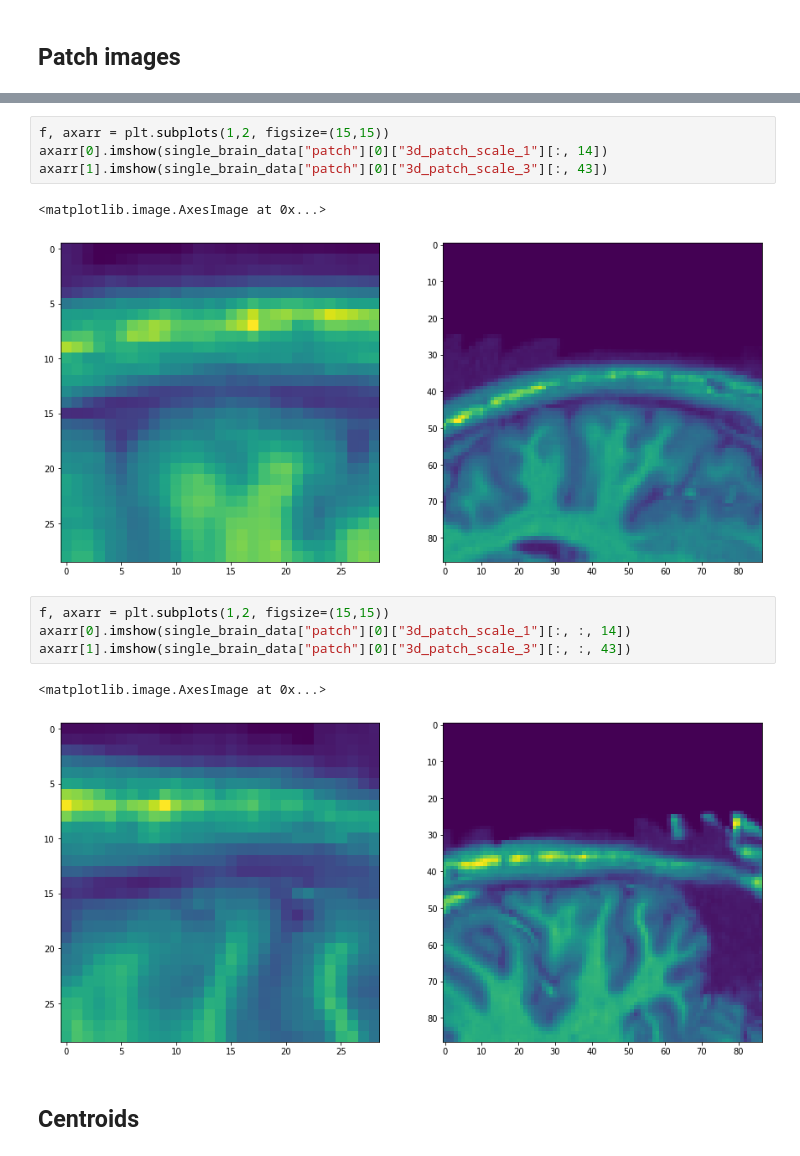
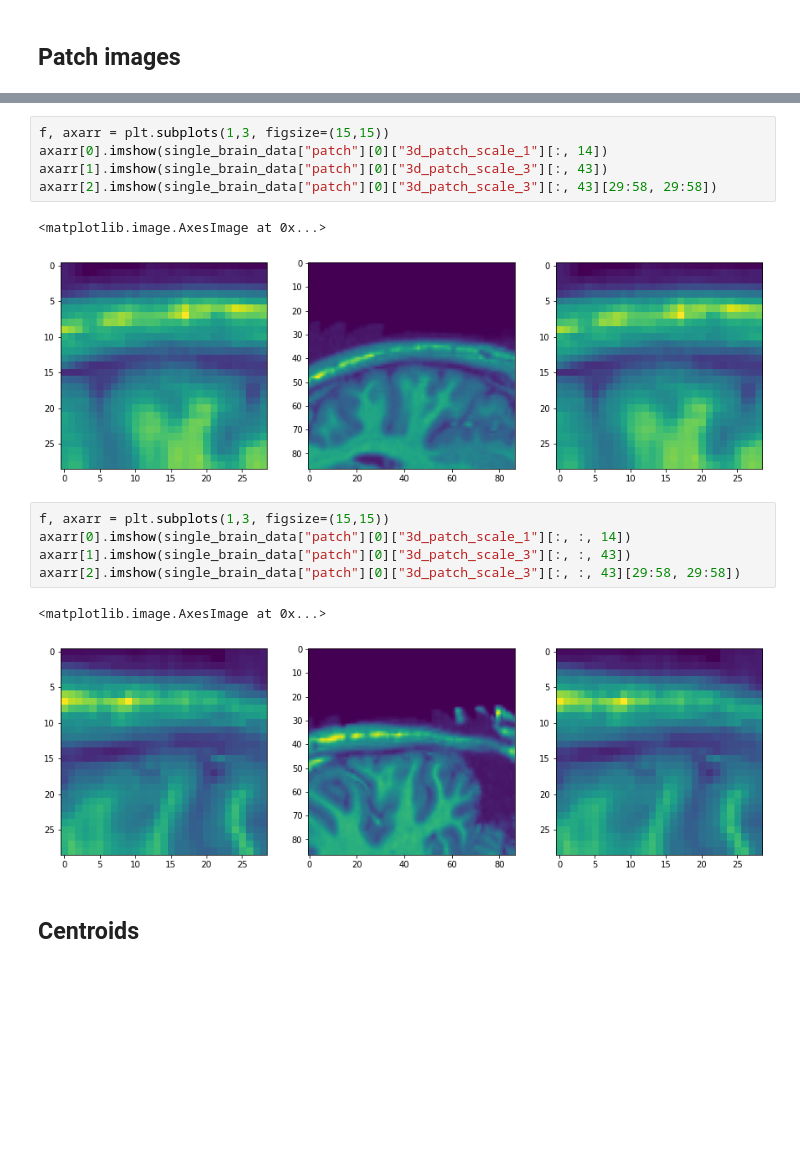
Before and after one commit to enfow/brain_segmentation, a Jupyter notebook: dataset_tester.ipynb, the cells around one changed output, grey strips where cells are left out. Saved outputs shown, nothing was run; the diff lists cells and outputs as text; blank space fills up the shorter version.

```diff
--- a/dataset_tester.ipynb
+++ b/dataset_tester.ipynb
@@ -207,17 +239,19 @@ axarr[1].imshow(single_brain_data["patch"][0]["3d_patch_scale_3"][43])
 # %%
-f, axarr = plt.subplots(1,2, figsize=(15,15))
+f, axarr = plt.subplots(1,3, figsize=(15,15))
 axarr[0].imshow(single_brain_data["patch"][0]["3d_patch_scale_1"][:, 14])
 axarr[1].imshow(single_brain_data["patch"][0]["3d_patch_scale_3"][:, 43])
+axarr[2].imshow(single_brain_data["patch"][0]["3d_patch_scale_3"][:, 43][29:58, 29:58])
 # %% [output]
 <matplotlib.image.AxesImage at 0x...>
-[figure, old version]
+[figure, new version]
 # %%
-f, axarr = plt.subplots(1,2, figsize=(15,15))
+f, axarr = plt.subplots(1,3, figsize=(15,15))
 axarr[0].imshow(single_brain_data["patch"][0]["3d_patch_scale_1"][:, :, 14])
 axarr[1].imshow(single_brain_data["patch"][0]["3d_patch_scale_3"][:, :, 43])
+axarr[2].imshow(single_brain_data["patch"][0]["3d_patch_scale_3"][:, :, 43][29:58, 29:58])
 # %% [output]
 <matplotlib.image.AxesImage at 0x...>
-[figure, old version]
+[figure, new version]
 # %% [markdown]
 ## Centroids
 # %%
```
Also changed, not shown: parts of 5 cells of this notebook.
